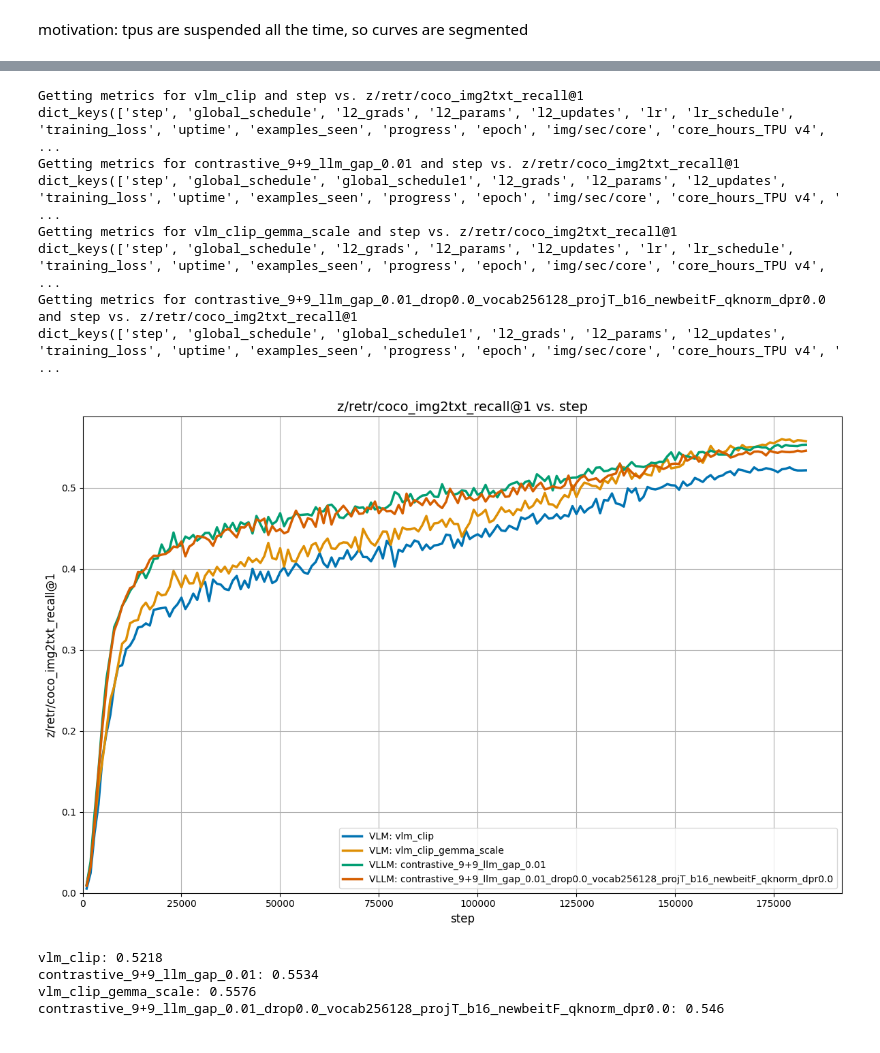
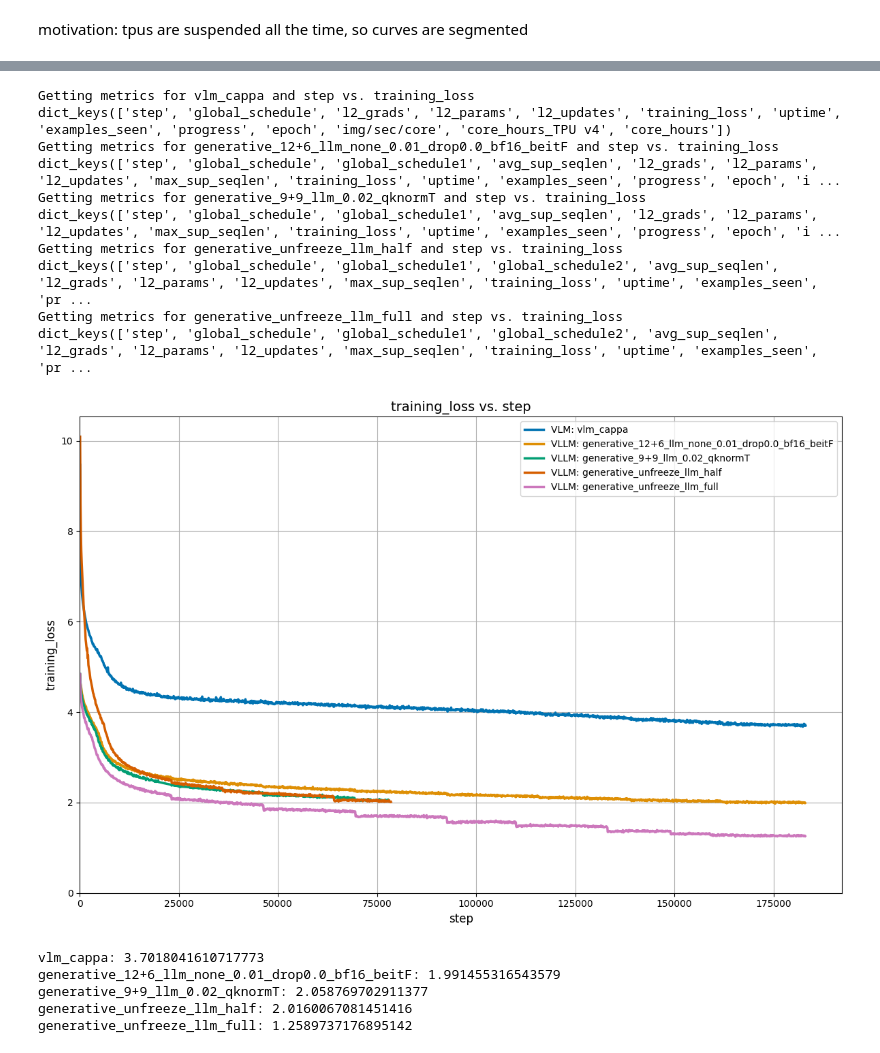
Before and after one commit to LLM-supervised-Vision/big_vision, a Jupyter notebook: scripts/20240822_plotting_curves.ipynb, the cells around one changed output, grey strips where cells are left out. Saved outputs shown, nothing was run; the diff lists cells and outputs as text; code cells hidden in the pictures.

Commit message:
plotting curves: - updating the qknorm generative llm supervised experiment

```diff
--- a/scripts/20240822_plotting_curves.ipynb
+++ b/scripts/20240822_plotting_curves.ipynb
@@ -7,12 +7,12 @@ import tensorflow as tf
 import matplotlib.pyplot as plt
 
 s3b_bs16k = {
-    "vlm_clip": "gs://us-central2-storage/tensorflow_datasets/vit-b-16_3b_pretraining/clip_bs16384_warm0.03_lr1e-3_wd1e-4_bf16_qknorm-F_b2-0.95_12lyr_07-25_1415",
+    # "vlm_clip": "gs://us-central2-storage/tensorflow_datasets/vit-b-16_3b_pretraining/clip_bs16384_warm0.03_lr1e-3_wd1e-4_bf16_qknorm-F_b2-0.95_12lyr_07-25_1415",
     # "vlm_siglip_v4-32": "gs://us-central2-storage/tensorflow_datasets/vit-b-16_3b_pretraining/siglip_replication_pod_04-11_2247",
-    # "vlm_cappa": "gs://us-central2-storage/tensorflow_datasets/vit-b-16_3b_pretraining/cappa_bs16384_s3B_warm0.03_lr1e-3_wd1e-4_bf16_qknorm-F_b2-0.95_6lyr_06-27_2108",
+    "vlm_cappa": "gs://us-central2-storage/tensorflow_datasets/vit-b-16_3b_pretraining/cappa_bs16384_s3B_warm0.03_lr1e-3_wd1e-4_bf16_qknorm-F_b2-0.95_6lyr_06-27_2108",
     # "vlm_coca": "gs://us-centr/al2-storage/tensorflow_datasets/vit-b-16_3b_pretraining/coca_unified_s3b_bs16384_warm0.03_0.0co-1.0ca_lr1e-3_wd1e-4_bf16_qknorm-F_b2-0.95_12lyr_scan-F_fsdp-F_09-06_0243",
     # "vlm_coca_6lyr": "gs://us-central2-storage/tensorflow_datasets/vit-b-16_3b_pretraining/coca_replication_s3b_bs16384_warm0.03_1.0co-1.0ca_lr1e-3_wd1e-4_bf16_qknorm-F_b2-0.95_6lyr_scan-F_fsdp-F_08-19_0355",
-    "contrastive_9+9_llm_gap_0.01": "gs://us-central2-storage/tensorflow_datasets/mllm_ckpts/paligemma/gemma2b-partial_frozen99-0.01-gap_b16-F_contrastive_bs16k_s3b_lr1e-3_wd1e-4_bf16_09-01_0446",
+    # "contrastive_9+9_llm_gap_0.01": "gs://us-central2-storage/tensorflow_datasets/mllm_ckpts/paligemma/gemma2b-partial_frozen99-0.01-gap_b16-F_contrastive_bs16k_s3b_lr1e-3_wd1e-4_bf16_09-01_0446",
 }
 s9b_bs32k = {
     # "vlm_clip_s9b_bs32k": "gs://us-central2-storage/tensorflow_datasets/vit-b-16_3b_pretraining/clip_s9b_bs32k_warm0.03_lr1e-3_wd1e-4_bf16_qknorm-F_b2-0.95_08-09_0655",
@@ -23,7 +23,7 @@ s9b_bs32k = {
 }
 
 vlm_ablations = {
-    "vlm_clip_gemma_scale": "gs://us-central2-storage/tensorflow_datasets/vit-b-16_3b_pretraining/clip_scale-gemma_s3b_bs16k_warm0.03_lr1e-3_wd1e-4_bf16_qknorm-F_b2-0.95_08-31_2145",
+    # "vlm_clip_gemma_scale": "gs://us-central2-storage/tensorflow_datasets/vit-b-16_3b_pretraining/clip_scale-gemma_s3b_bs16k_warm0.03_lr1e-3_wd1e-4_bf16_qknorm-F_b2-0.95_08-31_2145",
     # "vlm_coca_6lyr_1.0co_0.0ca": "gs://us-central2-storage/tensorflow_datasets/vit-b-16_3b_pretraining/coca_unified_s3b_bs16384_warm0.03_1.0co-0.0ca_lr1e-3_wd1e-4_bf16_qknorm-F_b2-0.95_6lyr_scan-F_fsdp-F_09-05_0535",
     # "vlm_coca_6lyr_0.0co_1.0ca": "gs://us-central2-storage/tensorflow_datasets/vit-b-16_3b_pretraining/coca_unified_s3b_bs16384_warm0.03_0.0co-1.0ca_lr1e-3_wd1e-4_bf16_qknorm-F_b2-0.95_6lyr_scan-F_fsdp-F_09-05_0603",
     # "vlm_coca_6lyr_0.0co_1.0ca_corrected": "gs://us-central2-storage/tensorflow_datasets/vit-b-16_3b_pretraining/coca_unified_s3b_bs16384_warm0.03_0.0co-1.0ca_lr1e-3_wd1e-4_bf16_qknorm-F_b2-0.95_6lyr_scan-F_fsdp-F_09-06_1815",
@@ -58,14 +58,14 @@ vllm_ablations = {
     # "contrastive_9+9_llm_gap_0.01_drop0.0_vocab256128_projT_b16_newbeitT_dpr0.2": "gs://us-central2-storage/tensorflow_datasets/mllm_ckpts/paligemma/gemma2b-partial_frozen99-0.01-drop0.0-vocab256128-gap-projT_b16-beitT_contrastive_dpr0.2_bs16k_s3b_lr1e-3_wd1e-4_bf16_09-18_2029",
     # "contrastive_scratch_9+9_llm_gap_0.01_drop0.0_vocab256128_projT_b16_newbeitT_dpr0.0": "gs://us-central2-storage/tensorflow_datasets/mllm_ckpts/paligemma/gemma2b-scratch-partial_frozen99-0.01-drop0.0-vocab256128-gap-projT_b16-beitT_contrastive_bs16k_s3b_lr1e-3_wd1e-4_bf16_09-20_1540",
     # "contrastive_scratch_9+9_llm_gap_0.01_drop0.0_vocab256128_projT_b16_newbeitF_dpr0.0": "gs://us-central2-storage/tensorflow_datasets/mllm_ckpts/paligemma/gemma2b-scratch-partial_frozen99-0.01-drop0.0-vocab256128-gap-projT_b16-beitF_contrastive_bs16k_s3b_lr1e-3_wd1e-4_bf16_09-20_1840",
-    "contrastive_9+9_llm_gap_0.01_drop0.0_vocab256128_projT_b16_newbeitF_qknorm_dpr0.0":"gs://us-central2-storage/tensorflow_datasets/mllm_ckpts/paligemma/gemma2b-partial_frozen99-0.01-drop0.0-vocab256128-gap-projT_b16-beitF-qknormT_contrastive_dpr0.0_bs16k_s3b_lr1e-3_wd1e-4_bf16_09-29_0808",
+    # "contrastive_9+9_llm_gap_0.01_drop0.0_vocab256128_projT_b16_newbeitF_qknorm_dpr0.0":"gs://us-central2-storage/tensorflow_datasets/mllm_ckpts/paligemma/gemma2b-partial_frozen99-0.01-drop0.0-vocab256128-gap-projT_b16-beitF-qknormT_contrastive_dpr0.0_bs16k_s3b_lr1e-3_wd1e-4_bf16_09-29_0808",
     # "contrastive_9+9_llm_gap_0.1_drop0.0_vocab256128_projT_b16_newbeitF_qknorm_dpr0.0": "gs://us-central2-storage/tensorflow_datasets/mllm_ckpts/paligemma/gemma2b-partial_frozen99-0.1-drop0.0-vocab256128-gap-projT_b16-beitF-qknormT_contrastive_dpr0.0_bs16k_s3b_lr1e-3_wd1e-4_bf16_09-30_1517",
     # "contrastive_scratch_llm_gap_1.0_drop0.0_vocab256128_projT_b16_newbeitF_drp0.0":"gs://us-central2-storage/tensorflow_datasets/mllm_ckpts/paligemma/gemma2b-scratch-1.0-drop0.0-vocab256128-gap-projT_b16-beitF_contrastive_bs16k_s3b_lr1e-3_wd1e-4_bf16_09-21_2124",
     # "contrastive_scratch_llm_gap_1.0_drop0.0_vocab256128_projT_b16_newbeitF_drp0.0_wd1e-2": "gs://us-central2-storage/tensorflow_datasets/mllm_ckpts/paligemma/gemma2b-scratch-1.0-drop0.0-vocab256128-gap-projT_b16-beitF_contrastive_bs16k_s3b_lr1e-3_wd1e-2_bf16_09-26_1518",
-    # "generative_12+6_llm_none_0.01_drop0.0_bf16_beitF": "gs://us-central2-storage/tensorflow_datasets/mllm_ckpts/paligemma/gemma2b-partial_frozen12-0.01-drop0.0-none_b16-beitF_contrastive_bs16k_s3b_lr1e-3_wd1e-4_bf16_09-08_0448",
-    # "generative_9+9_llm_0.02_qknormT": "gs://us-central2-storage/tensorflow_datasets/mllm_ckpts/paligemma/gemma2b-partial_frozen99-0.02-drop0.0-none_b16-beitF-qknormT_generative_bs16k_s3b_lr1e-3_wd1e-4_fp32_10-02_1429",
-    # "generative_unfreeze_llm_half": "gs://us-central2-storage/tensorflow_datasets/mllm_ckpts/paligemma/gemma2b-half-pretrained-0.1_so400m-F_generative_bs16384_s3b_wd1e-4_08-22_0402",
-    # "generative_unfreeze_llm_full": "gs://us-central2-storage/tensorflow_datasets/mllm_ckpts/paligemma/gemma2b-full-0.1_so400m-F_generative_bs16384_s3b_wd1e-4_08-25_0445",
+    "generative_12+6_llm_none_0.01_drop0.0_bf16_beitF": "gs://us-central2-storage/tensorflow_datasets/mllm_ckpts/paligemma/gemma2b-partial_frozen12-0.01-drop0.0-none_b16-beitF_contrastive_bs16k_s3b_lr1e-3_wd1e-4_bf16_09-08_0448",
+    "generative_9+9_llm_0.02_qknormT": "gs://us-central2-storage/tensorflow_datasets/mllm_ckpts/paligemma/gemma2b-partial_frozen99-0.02-drop0.0-none_b16-beitF-qknormT_generative_bs16k_s3b_lr1e-3_wd1e-4_fp32_10-02_1429",
+    "generative_unfreeze_llm_half": "gs://us-central2-storage/tensorflow_datasets/mllm_ckpts/paligemma/gemma2b-half-pretrained-0.1_so400m-F_generative_bs16384_s3b_wd1e-4_08-22_0402",
+    "generative_unfreeze_llm_full": "gs://us-central2-storage/tensorflow_datasets/mllm_ckpts/paligemma/gemma2b-full-0.1_so400m-F_generative_bs16384_s3b_wd1e-4_08-25_0445",
 }
 
 
@@ -105,7 +112,7 @@ x_axis = 'step'
 # global_schedule, lr, lr_schedule, uptime, progress, epoch, core_hours_TPU v4
 y_axis = 'z/retr/coco_img2txt_recall@1'
 # y_axis = 'val_coco/perplexity'
-# y_axis = 'l2_grads'
+y_axis = 'training_loss'
 # l2_grads, l2_params, l2_updates, training_loss,
 # z/retr/coco_img2txt_recall@1, z/retr/coco_img2txt_recall@5, z/retr/coco_img2txt_recall@10,
 # z/retr/coco_txt2img_recall@1, z/retr/coco_txt2img_recall@5, z/retr/coco_txt2img_recall@10,
@@ -126,42 +133,44 @@ llm_experiments = [exp for exp in experiments_dict.keys() if 'llm' in exp]
 # Define color schemes for vlm and llm groups
 palette = sns.color_palette("colorblind", 8)
 vlm_colors = palette[:len(vlm_experiments)]  # First colors for CLIP
 llm_colors = palette[len(vlm_experiments):]  # Last colors for LLM
 
 # Plot VLM experiments
 for i, experiment_name in enumerate(vlm_experiments):
     metrics = all_metrics[experiment_name]
     linestyle = '-.' if 's9b_bs32k' in experiment_name else '-'
     plt.plot(list(metrics.keys()), list(metrics.values()), label=f'VLM: {experiment_name}',
              color=vlm_colors[i % len(vlm_colors)], linewidth=2.5, linestyle=linestyle)
 
 # Plot VLLM experiments
 for i, experiment_name in enumerate(llm_experiments):
     metrics = all_metrics[experiment_name]
     linestyle = '--' if 's9b_bs32k' in experiment_name else '-'
     plt.plot(list(metrics.keys()), list(metrics.values()), label=f'VLLM: {experiment_name}',
              color=llm_colors[i % len(llm_colors)], linewidth=2.5, linestyle=linestyle, alpha=1)
 
 plt.xlabel(f'{x_axis}', fontsize=12)
 plt.ylabel(f'{y_axis}', fontsize=12)
 plt.xlim(0)
 plt.ylim(0)
 plt.legend(fontsize=10)
 plt.title(f'{y_axis} vs. {x_axis}', fontsize=14)
 plt.grid(True)
 plt.tick_params(axis='both', which='major', labelsize=10)
 plt.tight_layout()
 plt.show()
 # %% [output]
-Getting metrics for vlm_clip and step vs. z/retr/coco_img2txt_recall@1
-dict_keys(['step', 'global_schedule', 'l2_grads', 'l2_params', 'l2_updates', 'lr', 'lr_schedule', 'training_loss', 'uptime', 'examples_seen', 'progress', 'epoch', 'img/sec/core', 'core_hours_TPU v4',  ...
-Getting metrics for contrastive_9+9_llm_gap_0.01 and step vs. z/retr/coco_img2txt_recall@1
-dict_keys(['step', 'global_schedule', 'global_schedule1', 'l2_grads', 'l2_params', 'l2_updates', 'training_loss', 'uptime', 'examples_seen', 'progress', 'epoch', 'img/sec/core', 'core_hours_TPU v4', ' ...
-Getting metrics for vlm_clip_gemma_scale and step vs. z/retr/coco_img2txt_recall@1
-dict_keys(['step', 'global_schedule', 'l2_grads', 'l2_params', 'l2_updates', 'lr', 'lr_schedule', 'training_loss', 'uptime', 'examples_seen', 'progress', 'epoch', 'img/sec/core', 'core_hours_TPU v4',  ...
-Getting metrics for contrastive_9+9_llm_gap_0.01_drop0.0_vocab256128_projT_b16_newbeitF_qknorm_dpr0.0 and step vs. z/retr/coco_img2txt_recall@1
-dict_keys(['step', 'global_schedule', 'global_schedule1', 'l2_grads', 'l2_params', 'l2_updates', 'training_loss', 'uptime', 'examples_seen', 'progress', 'epoch', 'img/sec/core', 'core_hours_TPU v4', ' ...
+Getting metrics for vlm_cappa and step vs. training_loss
+dict_keys(['step', 'global_schedule', 'l2_grads', 'l2_params', 'l2_updates', 'training_loss', 'uptime', 'examples_seen', 'progress', 'epoch', 'img/sec/core', 'core_hours_TPU v4', 'core_hours'])
+Getting metrics for generative_12+6_llm_none_0.01_drop0.0_bf16_beitF and step vs. training_loss
+dict_keys(['step', 'global_schedule', 'global_schedule1', 'avg_sup_seqlen', 'l2_grads', 'l2_params', 'l2_updates', 'max_sup_seqlen', 'training_loss', 'uptime', 'examples_seen', 'progress', 'epoch', 'i ...
+Getting metrics for generative_9+9_llm_0.02_qknormT and step vs. training_loss
+dict_keys(['step', 'global_schedule', 'global_schedule1', 'avg_sup_seqlen', 'l2_grads', 'l2_params', 'l2_updates', 'max_sup_seqlen', 'training_loss', 'uptime', 'examples_seen', 'progress', 'epoch', 'i ...
+Getting metrics for generative_unfreeze_llm_half and step vs. training_loss
+dict_keys(['step', 'global_schedule', 'global_schedule1', 'global_schedule2', 'avg_sup_seqlen', 'l2_grads', 'l2_params', 'l2_updates', 'max_sup_seqlen', 'training_loss', 'uptime', 'examples_seen', 'pr ...
+Getting metrics for generative_unfreeze_llm_full and step vs. training_loss
+dict_keys(['step', 'global_schedule', 'global_schedule1', 'global_schedule2', 'avg_sup_seqlen', 'l2_grads', 'l2_params', 'l2_updates', 'max_sup_seqlen', 'training_loss', 'uptime', 'examples_seen', 'pr ...
-[figure, old version]
+[figure, new version]
 # %%
 for experiment_name in experiments_dict.keys():
     # get the final accuracy
@@ -169,7 +178,8 @@ for experiment_name in experiments_dict.keys():
     final_accuracy = metrics[list(metrics.keys())[-1]]
     print(f'{experiment_name}: {final_accuracy}')
 # %% [output]
-vlm_clip: 0.5218
-contrastive_9+9_llm_gap_0.01: 0.5534
-vlm_clip_gemma_scale: 0.5576
-contrastive_9+9_llm_gap_0.01_drop0.0_vocab256128_projT_b16_newbeitF_qknorm_dpr0.0: 0.546
+vlm_cappa: 3.7018041610717773
+generative_12+6_llm_none_0.01_drop0.0_bf16_beitF: 1.991455316543579
+generative_9+9_llm_0.02_qknormT: 2.058769702911377
+generative_unfreeze_llm_half: 2.0160067081451416
+generative_unfreeze_llm_full: 1.2589737176895142
```
Also changed, not shown: parts of 1 cell of this notebook.
